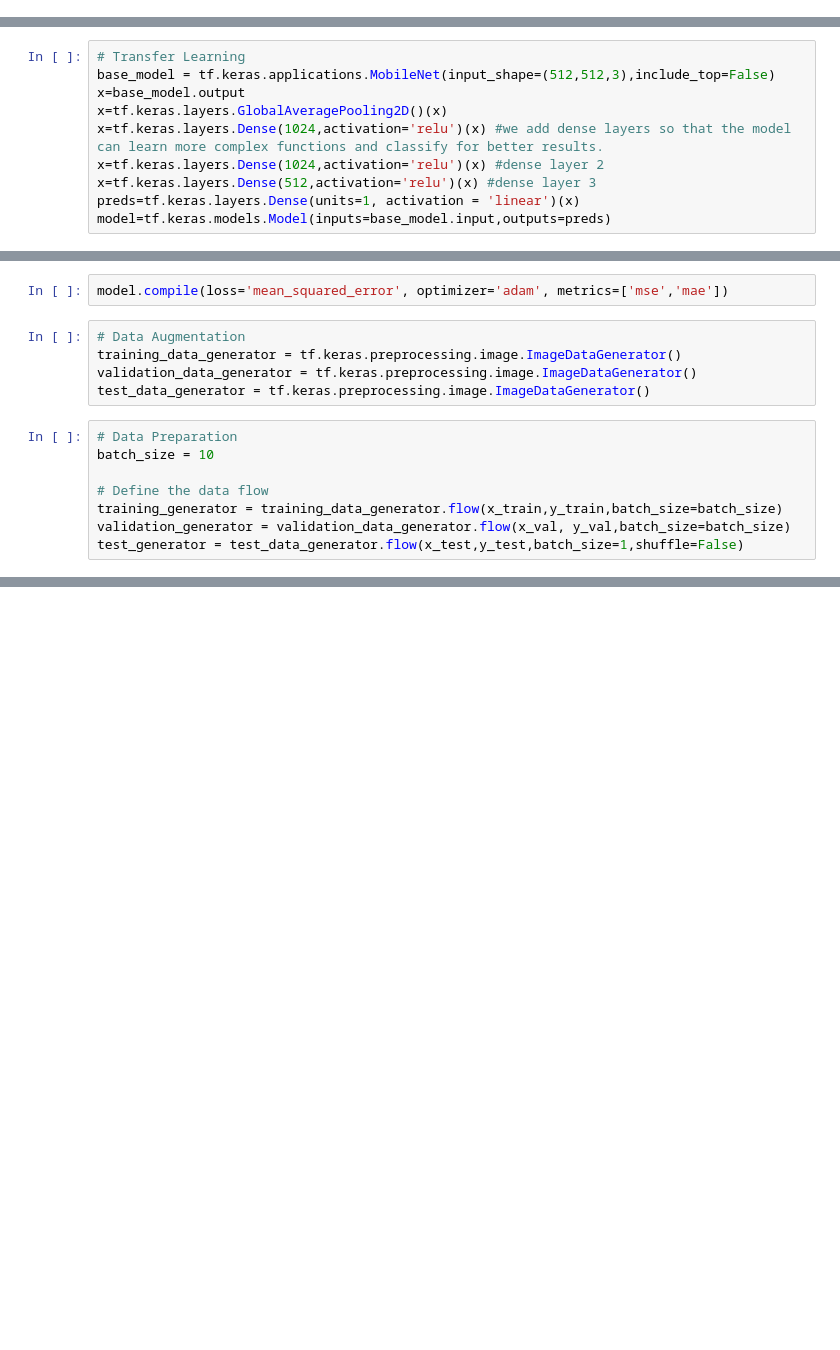
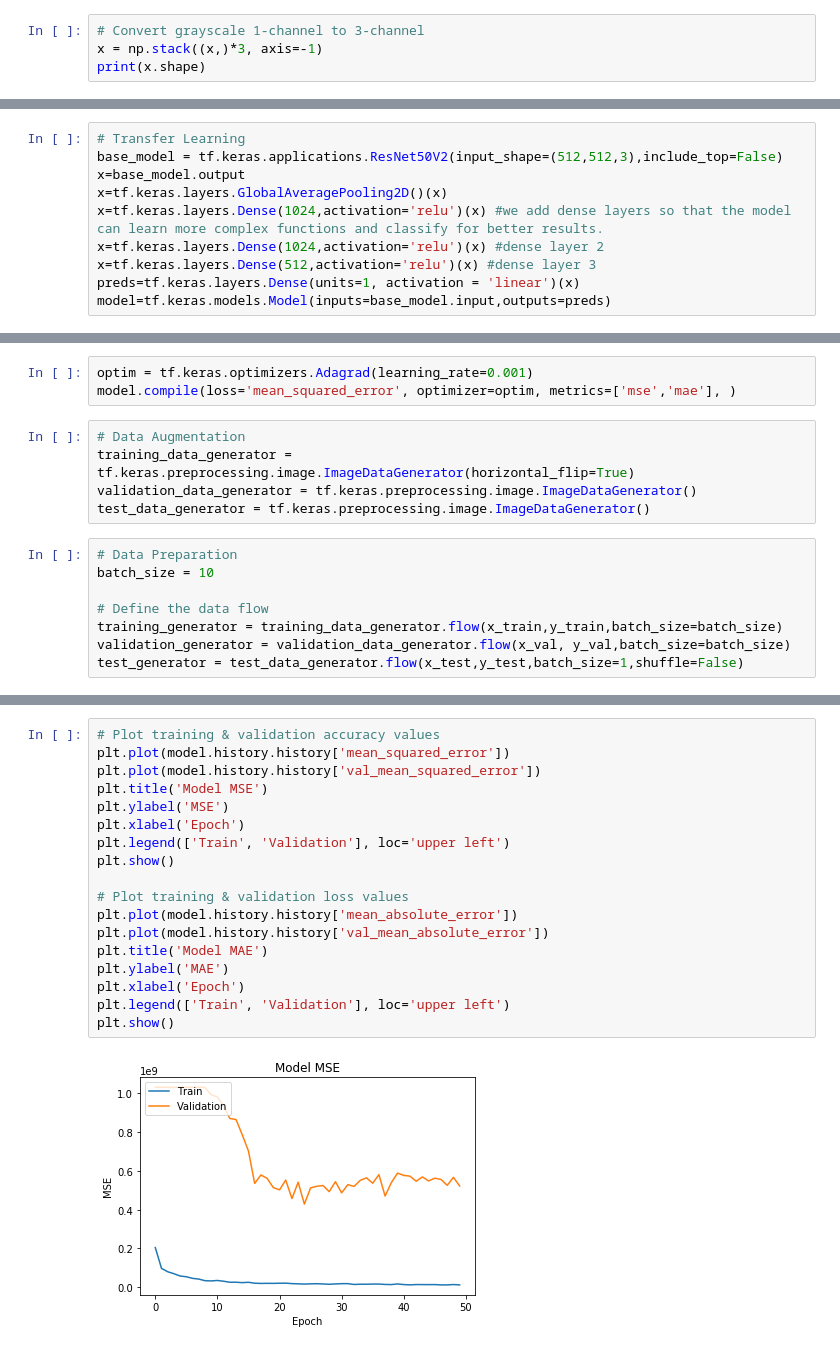
Before and after one commit to maxjonasbehrens/master_thesis_code, a Jupyter notebook: NeuralNetTrain/ee_import.ipynb, the cells around one changed output, grey strips where cells are left out. Saved outputs shown, nothing was run; the diff lists cells and outputs as text; blank space fills up the shorter version.

Commit message:
newest night images testing

```diff
--- a/NeuralNetTrain/ee_import.ipynb
+++ b/NeuralNetTrain/ee_import.ipynb
@@ -128,3 +136,7 @@ print('Shape of labels: ', len(label))
 Shape of x:  692
 Shape of y:  692
 Shape of labels:  692
+# %%
+# Convert grayscale 1-channel to 3-channel
+x = np.stack((x,)*3, axis=-1)
+print(x.shape)
@@ -278,6 +313,6 @@ model.add(tf.keras.layers.Dense(units=1, activation = 'linear'))
 # %%
 # Transfer Learning
-base_model = tf.keras.applications.MobileNet(input_shape=(512,512,3),include_top=False)
+base_model = tf.keras.applications.ResNet50V2(input_shape=(512,512,3),include_top=False)
 x=base_model.output
 x=tf.keras.layers.GlobalAveragePooling2D()(x)
 x=tf.keras.layers.Dense(1024,activation='relu')(x) #we add dense layers so that the model can learn more complex functions and classify for better results.
@@ -292,8 +326,9 @@ If using Keras pass *_constraint arguments to layers.
 # %%
-model.compile(loss='mean_squared_error', optimizer='adam', metrics=['mse','mae'])
+optim = tf.keras.optimizers.Adagrad(learning_rate=0.001)
+model.compile(loss='mean_squared_error', optimizer=optim, metrics=['mse','mae'], )
 # %%
 # Data Augmentation
-training_data_generator = tf.keras.preprocessing.image.ImageDataGenerator()
+training_data_generator = tf.keras.preprocessing.image.ImageDataGenerator(horizontal_flip=True)
 validation_data_generator = tf.keras.preprocessing.image.ImageDataGenerator()
 test_data_generator = tf.keras.preprocessing.image.ImageDataGenerator()
 # %%
@@ -338 +373,21 @@ Epoch 50/50
 <tensorflow.python.keras.callbacks.History at 0x...>
+# %%
+# Plot training & validation accuracy values
+plt.plot(model.history.history['mean_squared_error'])
+plt.plot(model.history.history['val_mean_squared_error'])
+plt.title('Model MSE')
+plt.ylabel('MSE')
+plt.xlabel('Epoch')
+plt.legend(['Train', 'Validation'], loc='upper left')
+plt.show()
+
+# Plot training & validation loss values
+plt.plot(model.history.history['mean_absolute_error'])
+plt.plot(model.history.history['val_mean_absolute_error'])
+plt.title('Model MAE')
+plt.ylabel('MAE')
+plt.xlabel('Epoch')
+plt.legend(['Train', 'Validation'], loc='upper left')
+plt.show()
+# %% [output]
+[figure, added]
```
Also changed, not shown: parts of 13 cells of this notebook.
